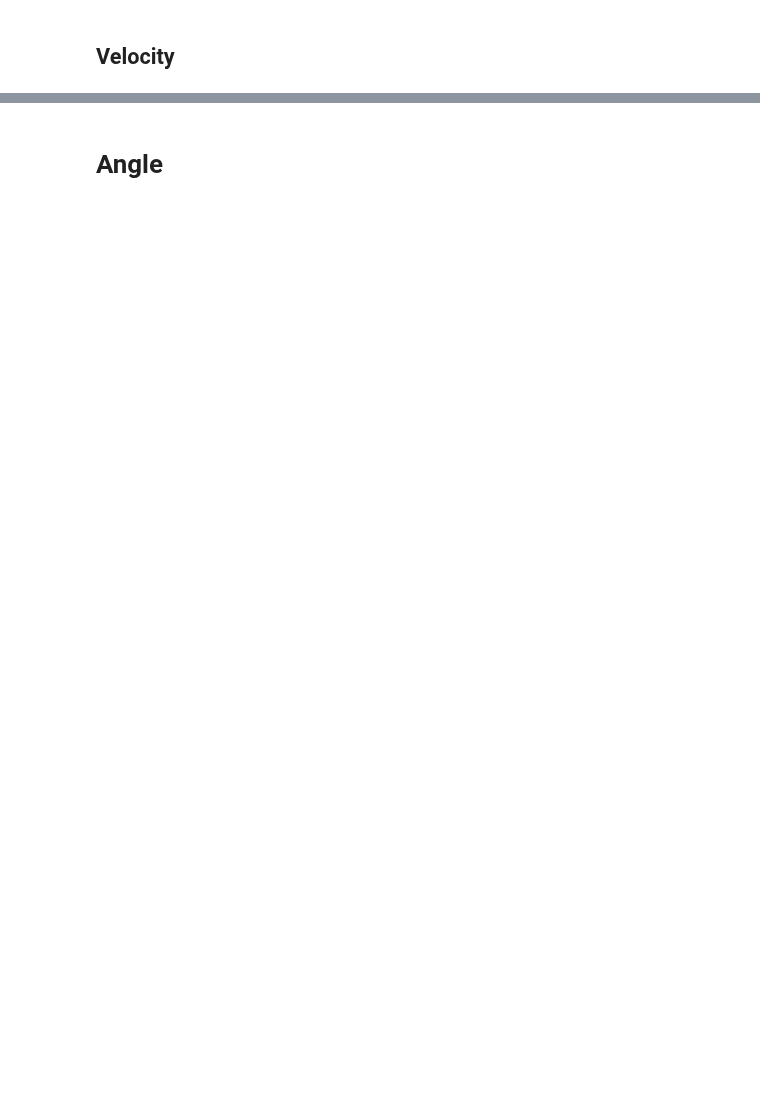
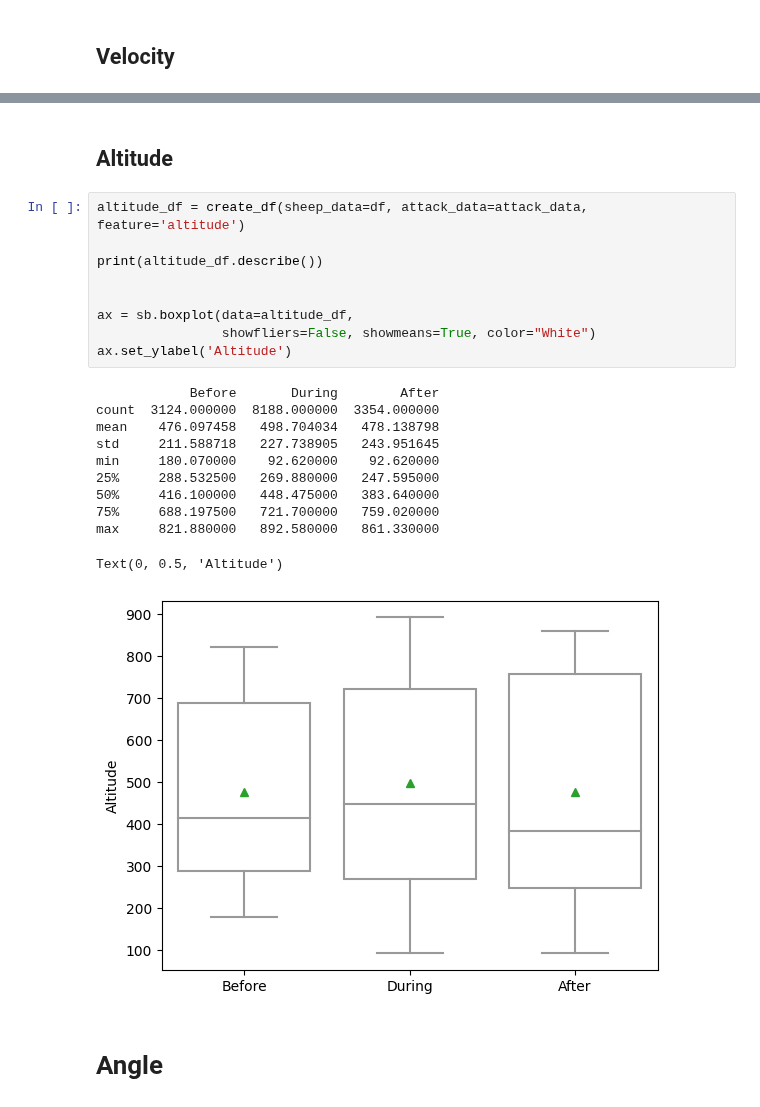
Before and after one commit to sigrunnu/sheep_n_predators, a Jupyter notebook: statistics/AttackBehaviour.ipynb, the cells around one changed output, grey strips where cells are left out. Saved outputs shown, nothing was run; the diff lists cells and outputs as text; blank space fills up the shorter version.

```diff
--- a/statistics/AttackBehaviour.ipynb
+++ b/statistics/AttackBehaviour.ipynb
@@ -229,3 +180,26 @@ Text(0, 0.5, 'Velocity')
+# %% [markdown]
+## Altitude
+# %%
+altitude_df = create_df(sheep_data=df, attack_data=attack_data, feature='altitude')
+
+print(altitude_df.describe())
+
+
+ax = sb.boxplot(data=altitude_df,
+                showfliers=False, showmeans=True, color="White")
+ax.set_ylabel('Altitude')
+# %% [output]
+            Before       During        After
+count  3124.000000  8188.000000  3354.000000
+mean    476.097458   498.704034   478.138798
+std     211.588718   227.738905   243.951645
+min     180.070000    92.620000    92.620000
+25%     288.532500   269.880000   247.595000
+50%     416.100000   448.475000   383.640000
+75%     688.197500   721.700000   759.020000
+max     821.880000   892.580000   861.330000
+Text(0, 0.5, 'Altitude')
+[figure, added]
 # %% [markdown]
 # Angle
 # %%
```
Also changed, not shown: parts of 30 cells of this notebook, 6 other files.
